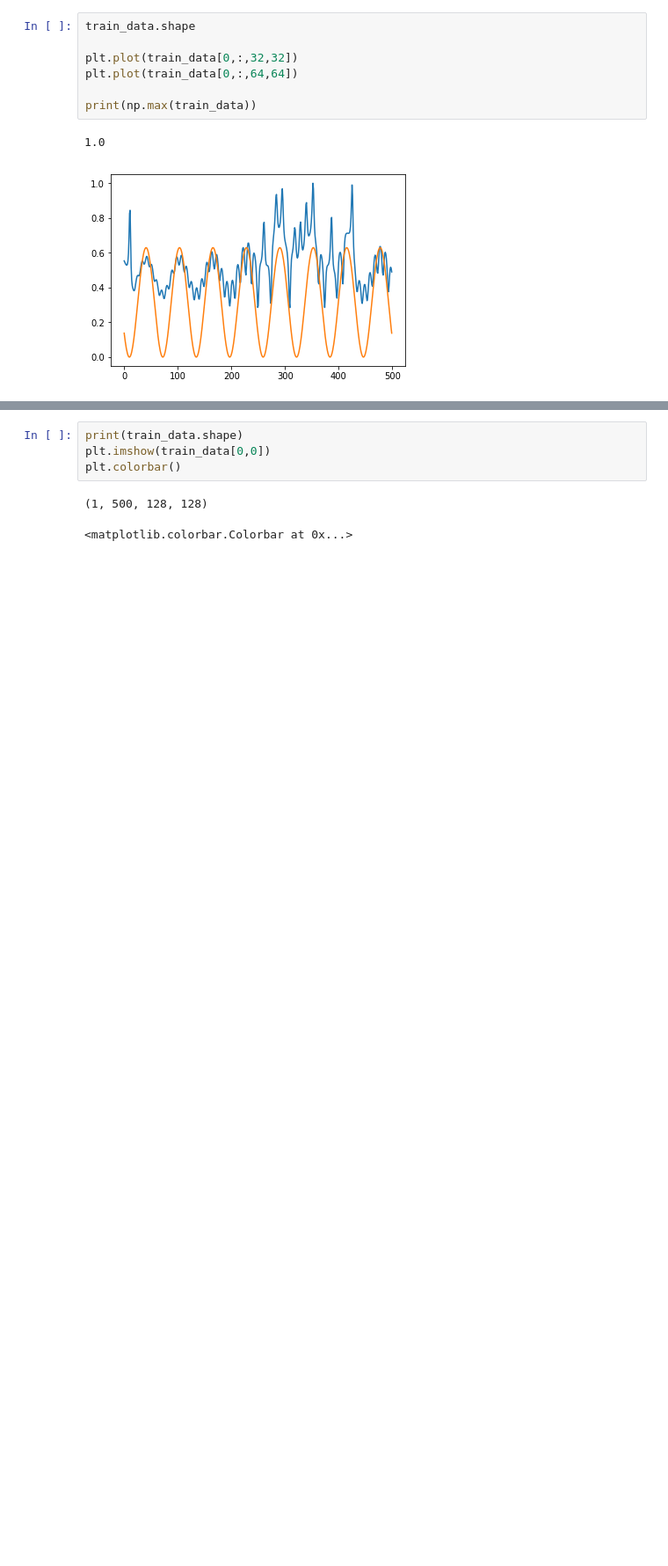
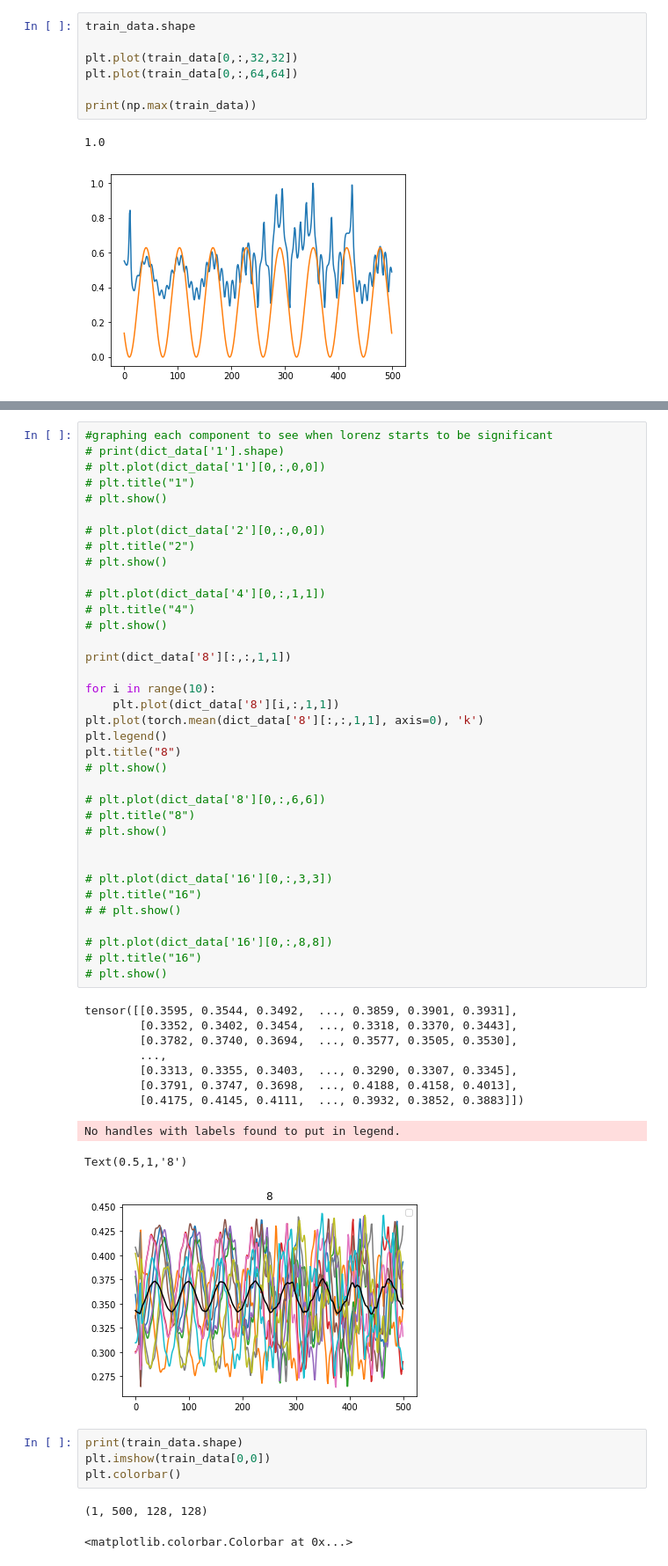
Before and after one commit to KatieJ16/Time_Space_multiscale, a Jupyter notebook: scripts/toy5a_generate_data.ipynb, the cells around one changed output, grey strips where cells are left out. Shown at 88% size. Saved outputs shown, nothing was run; the diff lists cells and outputs as text; blank space fills up the shorter version.

```diff
--- a/scripts/toy5a_generate_data.ipynb
+++ b/scripts/toy5a_generate_data.ipynb
@@ -187,3 +210,50 @@ print(np.max(train_data))
+# %%
+#graphing each component to see when lorenz starts to be significant
+# print(dict_data['1'].shape)
+# plt.plot(dict_data['1'][0,:,0,0])
+# plt.title("1")
+# plt.show()
+
+# plt.plot(dict_data['2'][0,:,0,0])
+# plt.title("2")
+# plt.show()
+
+# plt.plot(dict_data['4'][0,:,1,1])
+# plt.title("4")
+# plt.show()
+
+print(dict_data['8'][:,:,1,1])
+
+for i in range(10):
+    plt.plot(dict_data['8'][i,:,1,1])
+plt.plot(torch.mean(dict_data['8'][:,:,1,1], axis=0), 'k')
+plt.legend()
+plt.title("8")
+# plt.show()
+
+# plt.plot(dict_data['8'][0,:,6,6])
+# plt.title("8")
+# plt.show()
+
+
+# plt.plot(dict_data['16'][0,:,3,3])
+# plt.title("16")
+# # plt.show()
+
+# plt.plot(dict_data['16'][0,:,8,8])
+# plt.title("16")
+# plt.show()
+# %% [output]
+tensor([[0.3595, 0.3544, 0.3492,  ..., 0.3859, 0.3901, 0.3931],
+        [0.3352, 0.3402, 0.3454,  ..., 0.3318, 0.3370, 0.3443],
+        [0.3782, 0.3740, 0.3694,  ..., 0.3577, 0.3505, 0.3530],
+        ...,
+        [0.3313, 0.3355, 0.3403,  ..., 0.3290, 0.3307, 0.3345],
+        [0.3791, 0.3747, 0.3698,  ..., 0.4188, 0.4158, 0.4013],
+        [0.4175, 0.4145, 0.4111,  ..., 0.3932, 0.3852, 0.3883]])
+No handles with labels found to put in legend.
+Text(0.5,1,'8')
+[figure, added]
 # %%
 print(train_data.shape)
 plt.imshow(train_data[0,0])
```
Also changed, not shown: parts of 3 cells of this notebook, 2 other files.
